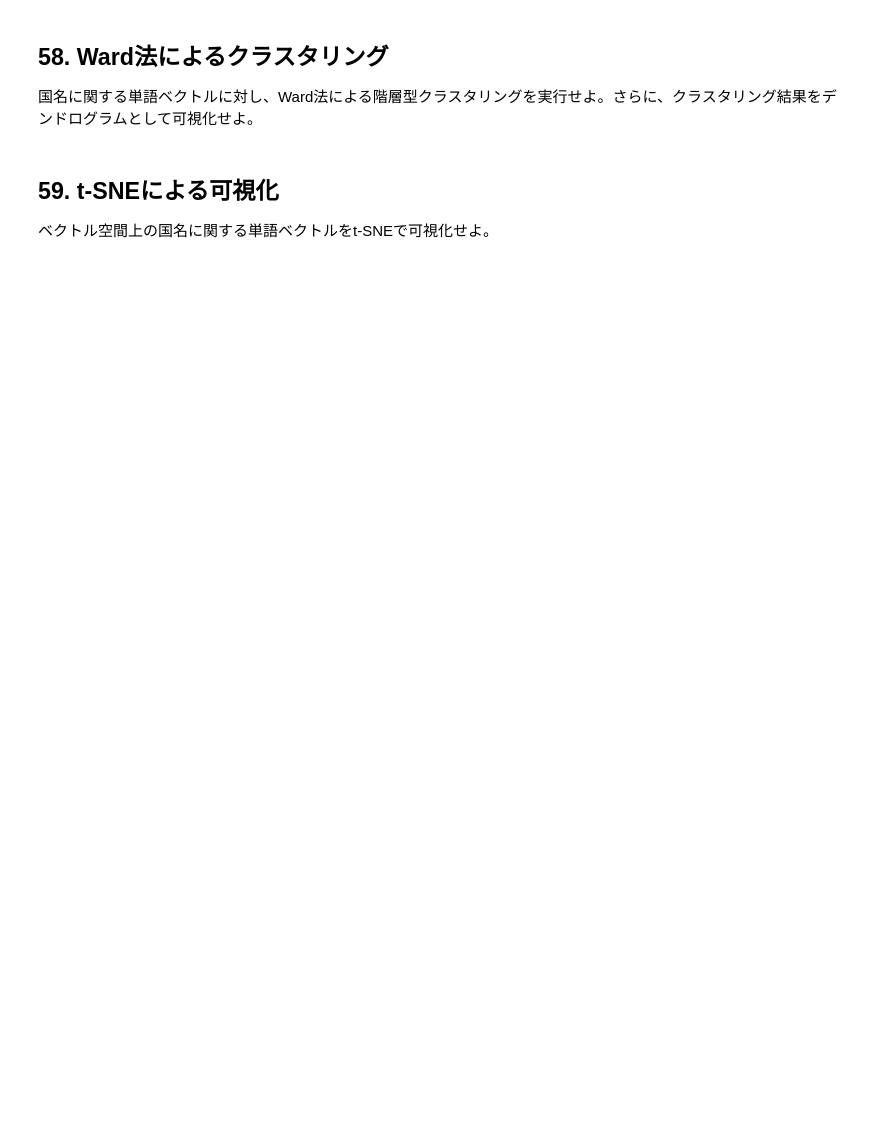
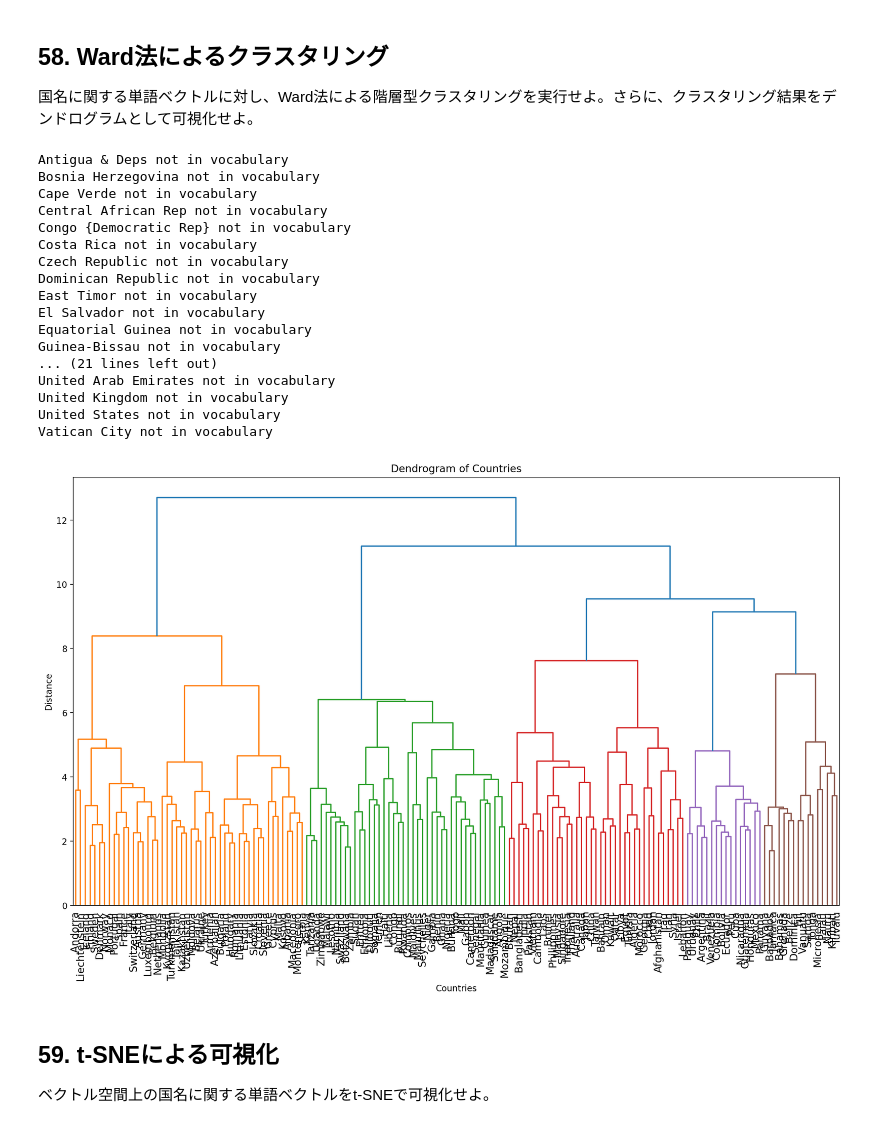
Before and after one commit to rerere0807/NLP100, a Jupyter notebook: 第6章_単語ベクトル.ipynb, the cells around one changed output. Cells and saved outputs as stored; diff of their text form; code cells hidden in the pictures; blank space fills up the shorter version.

```diff
--- a/第6章_単語ベクトル.ipynb
+++ b/第6章_単語ベクトル.ipynb
@@ -242,6 +337,62 @@ accuracy for syntactic analogies: 0.7400468384074942
 ## 58. Ward法によるクラスタリング
 
 国名に関する単語ベクトルに対し、Ward法による階層型クラスタリングを実行せよ。さらに、クラスタリング結果をデンドログラムとして可視化せよ。
+# %%
+import gensim
+from gensim.models import KeyedVectors
+from sklearn.cluster import KMeans
+import numpy as np
+import matplotlib.pyplot as plt
+from scipy.cluster.hierarchy import linkage, dendrogram, fcluster
+
+model = KeyedVectors.load_word2vec_format(
+    "data/GoogleNews-vectors-negative300.bin", binary=True
+)
+
+with open("data\countries.txt") as f:
+    countries = [line.strip() for line in f.readlines()]
+
+# 国名の単語ベクトルを抽出
+country_vectors = []
+valid_countries = []
+
+for country in countries:
+    try:
+        country_vectors.append(model[country])
+        valid_countries.append(country)
+    # 国名がモデルに存在しない場合はスキップ
+    except KeyError:
+        print(f"{country} not in vocabulary")
+
+# ベクトルを配列に変換
+country_vectors = np.array(country_vectors)
+
+linkage_result = linkage(country_vectors, method='ward',metric='euclidean')
+plt.figure(num=None, figsize=(16, 9), dpi=200, facecolor='w', edgecolor='k')
+dendrogram(linkage_result, labels=valid_countries, leaf_rotation=90, leaf_font_size=12)
+plt.title("Dendrogram of Countries")
+plt.xlabel("Countries")
+plt.ylabel("Distance")
+plt.show()
+# %% [output]
+Antigua & Deps not in vocabulary
+Bosnia Herzegovina not in vocabulary
+Cape Verde not in vocabulary
+Central African Rep not in vocabulary
+Congo {Democratic Rep} not in vocabulary
+Costa Rica not in vocabulary
+Czech Republic not in vocabulary
+Dominican Republic not in vocabulary
+East Timor not in vocabulary
+El Salvador not in vocabulary
+Equatorial Guinea not in vocabulary
+Guinea-Bissau not in vocabulary
+... (21 lines left out)
+United Arab Emirates not in vocabulary
+United Kingdom not in vocabulary
+United States not in vocabulary
+Vatican City not in vocabulary
+[figure, added]
 # %% [markdown]
 ## 59. t-SNEによる可視化
 
```
Also changed, not shown: parts of 3 cells of this notebook.
